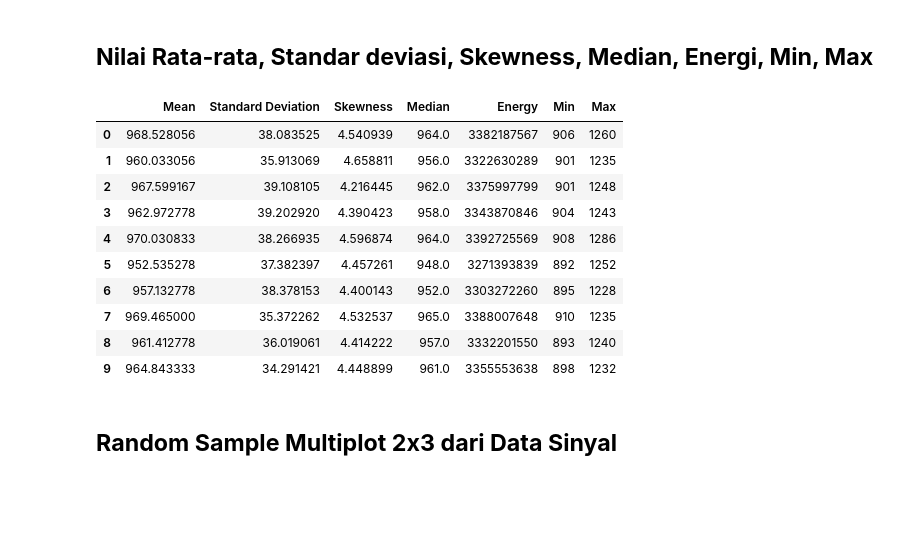
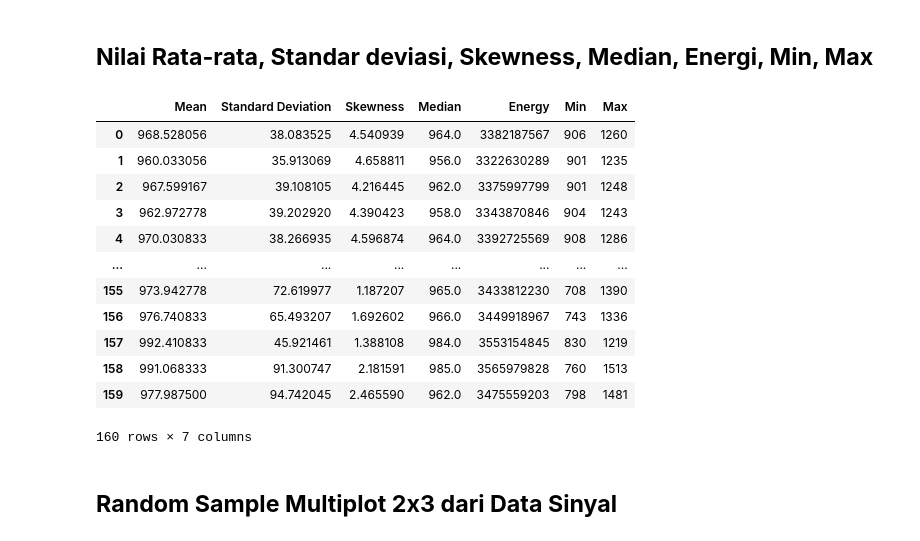
Before and after one commit to suryasanZ/TUGAS_SLO_Surya, a Jupyter notebook: TUGAS_2_SLO_MUHAMMAD_SURYA_SANJIWANI.ipynb, the cells around one changed output. Saved outputs shown, nothing was run; the diff lists cells and outputs as text; code cells hidden in the pictures; blank space fills up the shorter version.

```diff
--- a/TUGAS_2_SLO_MUHAMMAD_SURYA_SANJIWANI.ipynb
+++ b/TUGAS_2_SLO_MUHAMMAD_SURYA_SANJIWANI.ipynb
@@ -59,36 +59,38 @@ data.describe()
 # %%
 mean = data.mean()
 std = data.std()
 skewness = data.skew()
 median = data.median()
 energy = (data ** 2).sum()
 min_val = data.min()
 max_val = data.max()
 
 statistics_df = pd.DataFrame({
     'Mean': mean,
     'Standard Deviation': std,
     'Skewness': skewness,
     'Median': median,
     'Energy': energy,
     'Min': min_val,
     'Max': max_val
 })
 
 # Display the statistics DataFrame
-statistics_df.head(10)
+statistics_df
 # %% [output]
 |  | Mean | Standard Deviation | Skewness | Median | Energy | Min | Max |
 | 0 | 968.528056 | 38.083525 | 4.540939 | 964.0 | 3382187567 | 906 | 1260 |
 | 1 | 960.033056 | 35.913069 | 4.658811 | 956.0 | 3322630289 | 901 | 1235 |
 | 2 | 967.599167 | 39.108105 | 4.216445 | 962.0 | 3375997799 | 901 | 1248 |
 | 3 | 962.972778 | 39.202920 | 4.390423 | 958.0 | 3343870846 | 904 | 1243 |
 | 4 | 970.030833 | 38.266935 | 4.596874 | 964.0 | 3392725569 | 908 | 1286 |
-| 5 | 952.535278 | 37.382397 | 4.457261 | 948.0 | 3271393839 | 892 | 1252 |
-| 6 | 957.132778 | 38.378153 | 4.400143 | 952.0 | 3303272260 | 895 | 1228 |
-| 7 | 969.465000 | 35.372262 | 4.532537 | 965.0 | 3388007648 | 910 | 1235 |
-| 8 | 961.412778 | 36.019061 | 4.414222 | 957.0 | 3332201550 | 893 | 1240 |
-| 9 | 964.843333 | 34.291421 | 4.448899 | 961.0 | 3355553638 | 898 | 1232 |
+| ... | ... | ... | ... | ... | ... | ... | ... |
+| 155 | 973.942778 | 72.619977 | 1.187207 | 965.0 | 3433812230 | 708 | 1390 |
+| 156 | 976.740833 | 65.493207 | 1.692602 | 966.0 | 3449918967 | 743 | 1336 |
+| 157 | 992.410833 | 45.921461 | 1.388108 | 984.0 | 3553154845 | 830 | 1219 |
+| 158 | 991.068333 | 91.300747 | 2.181591 | 985.0 | 3565979828 | 760 | 1513 |
+| 159 | 977.987500 | 94.742045 | 2.465590 | 962.0 | 3475559203 | 798 | 1481 |
+160 rows × 7 columns
 # %% [markdown]
 ## **Random Sample Multiplot 2x3 dari Data Sinyal**
 # %%
```
